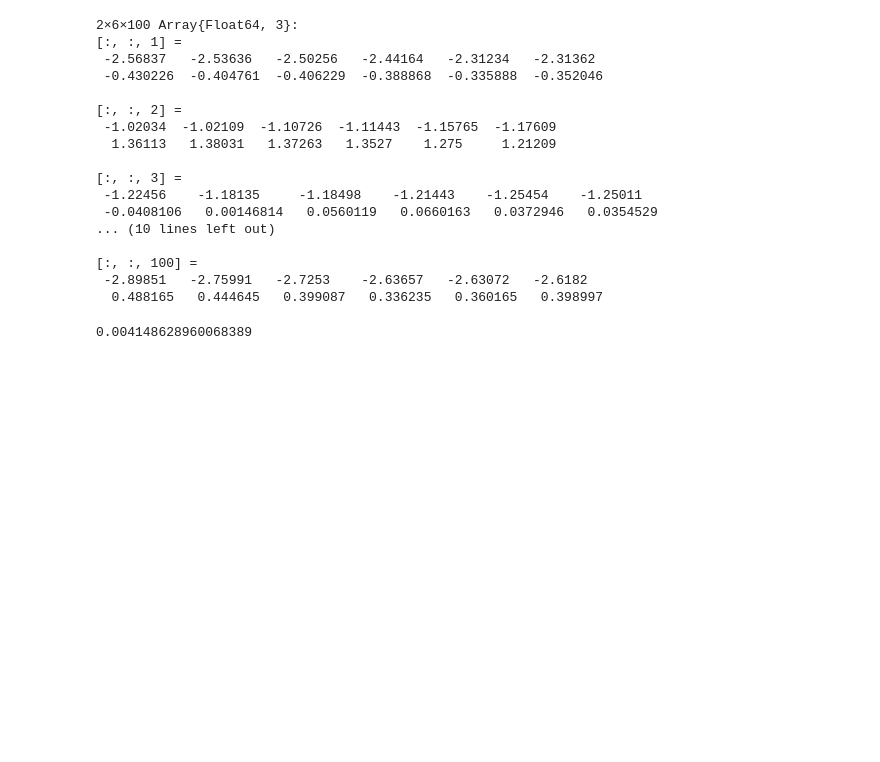
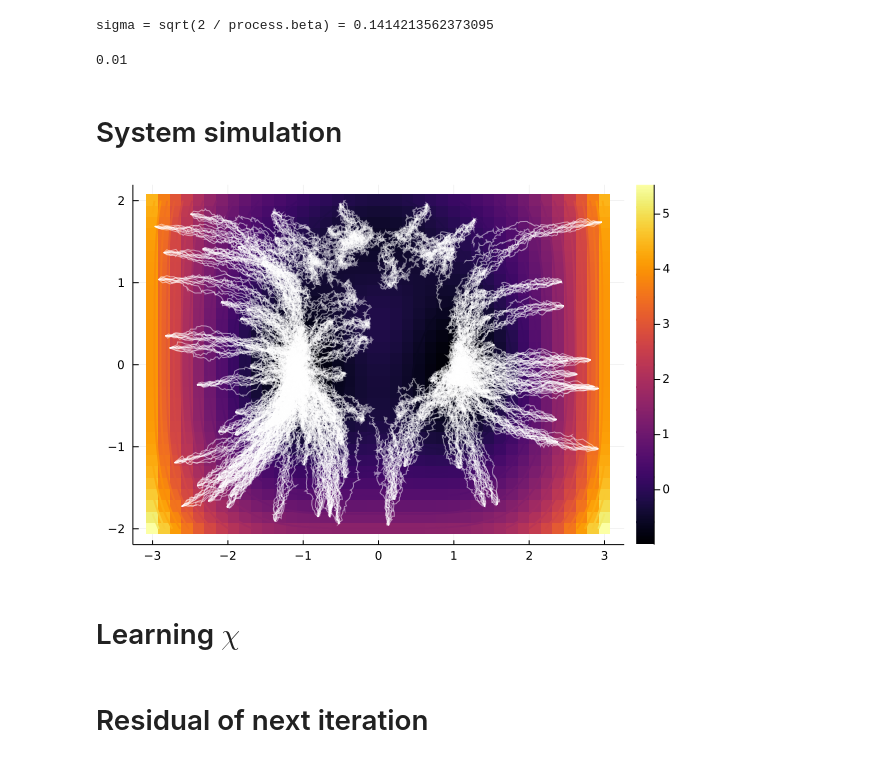
Before and after one commit to axsk/augmented-jump-chain, a Jupyter notebook: isokann triplewell.ipynb, the cells around one changed output. Cells and saved outputs as stored; diff of their text form; code cells hidden in the pictures; blank space fills up the shorter version.

Commit message:
notebook isokann triplewell: add traj plot
also its now working with lower temperatures

```diff
--- a/isokann triplewell.ipynb
+++ b/isokann triplewell.ipynb
@@ -8,22 +9,0 @@ WARNING: replacing module NN.
-# %%
-includet("neurcomm.jl")
-process = NN.Triplewell(10)
-trajs = NN.sampletrajectories(process, 100, 5, dt=.001, steps=10)
-# %% [output]
-2×6×100 Array{Float64, 3}:
-[:, :, 1] =
- -2.56837   -2.53636   -2.50256   -2.44164   -2.31234   -2.31362
- -0.430226  -0.404761  -0.406229  -0.388868  -0.335888  -0.352046
-
-[:, :, 2] =
- -1.02034  -1.02109  -1.10726  -1.11443  -1.15765  -1.17609
-  1.36113   1.38031   1.37263   1.3527    1.275     1.21209
-
-[:, :, 3] =
- -1.22456    -1.18135     -1.18498    -1.21443    -1.25454    -1.25011
- -0.0408106   0.00146814   0.0560119   0.0660163   0.0372946   0.0354529
-... (10 lines left out)
-
-[:, :, 100] =
- -2.89851   -2.75991   -2.7253    -2.63657   -2.63072   -2.6182
-  0.488165   0.444645   0.399087   0.336235   0.360165   0.398997
@@ -32,0 +10,44 @@ NN.plottrajs(trajs)
+# %%
+
+process = NN.Triplewell(100)
+
+
+@show sigma = sqrt(2/process.beta)
+potential = process.potential
+
+samples = 100
+branches = 10
+steps = 100
+dt=.01
+# %% [output]
+sigma = sqrt(2 / process.beta) = 0.1414213562373095
+0.01
+# %% [markdown]
+# System simulation
+# %%
+function eulermarujamatrajectories(x0, potential, sigma, dt, steps; branches=1)
+    dim, samples = size(x0)
+    xts = similar(x0, dim, steps+1, branches, samples)
+    for s in 1:samples
+        for b in 1:branches
+            x = x0[:, s]
+            xts[:, 1, b, s] = x
+            for t in 2:steps+1
+                g = Zygote.gradient(potential, x)[1]
+                x .+= -g * dt .+ sigma * randn(dim) * sqrt(dt)
+                xts[:, t, b, s] = x
+            end
+        end
+    end
+    xts = reshape(xts, dim, steps+1, branches*samples)
+end
+
+x0 = NN.sample(process, samples)
+xt = eulermarujamatrajectories(x0, potential, sigma, dt, steps, branches=branches)
+
+NN.plot(process.potential, process.box)
+plot!(xt[1, :, :], xt[2, :, :], color="white", legend=false, alpha=0.5, fmt=:png)
+# %% [output]
+[figure, added]
+# %% [markdown]
+# Learning $\chi$
@@ -35,10 +73,7 @@ model, loss = isokann(data=trajs, iter=1000, poweriter=5, opt=ADAM(0.01), model=
 plot(loss, yaxis=:log) |> display
 NN.plot(model, process.box)
-# %%
-testdata = NN.sampletrajectories(process, 1000, 100, dt=.001, steps=10)
-fixedpointloss(model, testdata)
-# %% [output]
-0.004148628960068389
+# %% [markdown]
+# Residual of next iteration
 # %%
 ys = trajs[:,2:end,:]
 xs = trajs[:,1,:]
```
Also changed, not shown: parts of 7 cells of this notebook.
